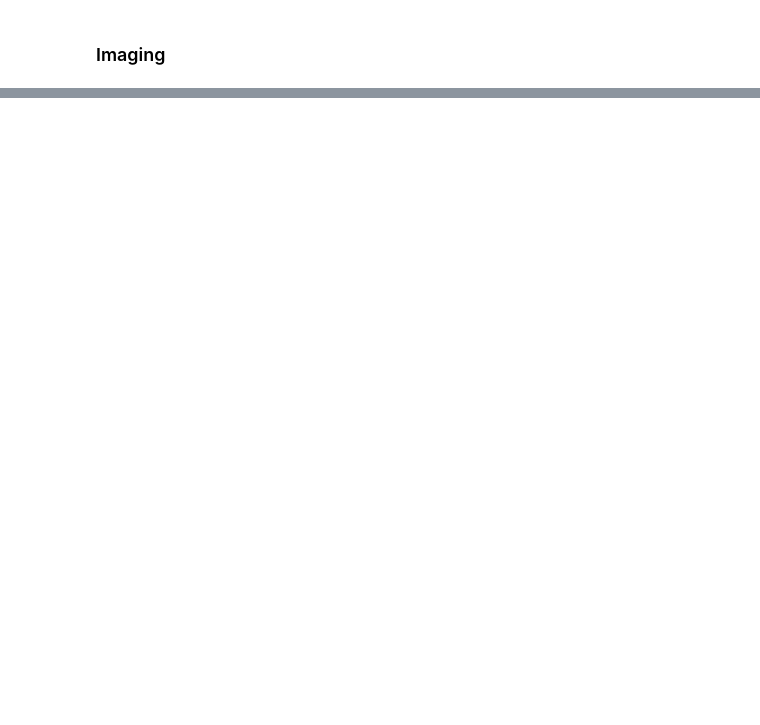
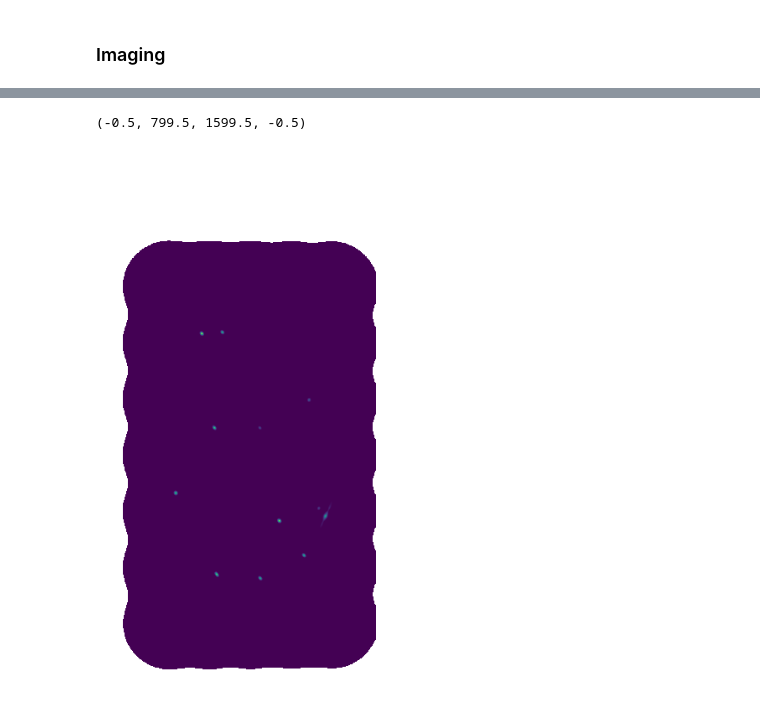
Before and after one commit to casangi/sirius, a Jupyter notebook: development/sirius_pleiades.ipynb, the cells around one changed output, grey strips where cells are left out. Drawn from its saved outputs; the diff is of its cells as text; code cells hidden in the pictures; blank space fills up the shorter version.

```diff
--- a/development/sirius_pleiades.ipynb
+++ b/development/sirius_pleiades.ipynb
@@ -279,0 +371,22 @@ plt.imshow(mosaic_img[:, :, 0, 0])
+# %%
+from casatools import simulator, image
+dovp = True
+#gridder = 'standard'
+gridder = 'mosaic'
+#ms_name = 'zenith_point_source_sim_dovp_' + str(dovp) + '.ms'
+#im_name = 'zenith_point_source_sim_img/point_source_sim_dovp_' + str(dovp) + '_gridder_' + gridder
+
+ms_name = 'point_source_sim_vis/mosaic_pleiades_sim_dovp_' + str(dovp) + '.ms'
+im_name = 'point_source_sim_img/mosaic_pleiades_sim_dovp_' + str(dovp) + '_gridder_' + gridder
+ia = image()
+ia.open(im_name+"cniter500.image")
+data = ia.getchunk()
+# %%
+chan = 1
+ngcasa_image_name = 'IMAGE'
+pb_limit = 0.2
+#extent = extent=(np.min(casa_img_xds.m),np.max(casa_img_xds.m),np.min(casa_img_xds.l),np.max(casa_img_xds.l))
+
+mosaic_pb = img_xds.PB.isel(chan=chan)
+mosaic_img = img_xds[ngcasa_image_name].isel(chan=chan)
+mosaic_img = mosaic_img.where(mosaic_pb > np.max(mosaic_pb)*pb_limit,other=np.nan)
@@ -279,0 +409,5 @@ plt.imshow(mosaic_img[:, :, 0, 0])
+# %%
+import matplotlib.pyplot as plt
+data1 = data[:, :, 0, 0].copy()
+pb1 = img_xds.PB[:,:, 0, 0, 0].values
+data1[pb1<pb_limit] = np.nan
@@ -279,0 +417,8 @@ plt.imshow(mosaic_img[:, :, 0, 0])
+# %%
+plt.figure(figsize = (12, 12))
+#plt.imshow(img_xds.IMAGE.isel(chan=chan,time=0,pol=0))
+plt.imshow(data1, vmin = 0.1)
+plt.axis("off")
+# %% [output]
+(-0.5, 799.5, 1599.5, -0.5)
+[figure, added]
```
Also changed, not shown: parts of 26 cells of this notebook, 4 other files.
